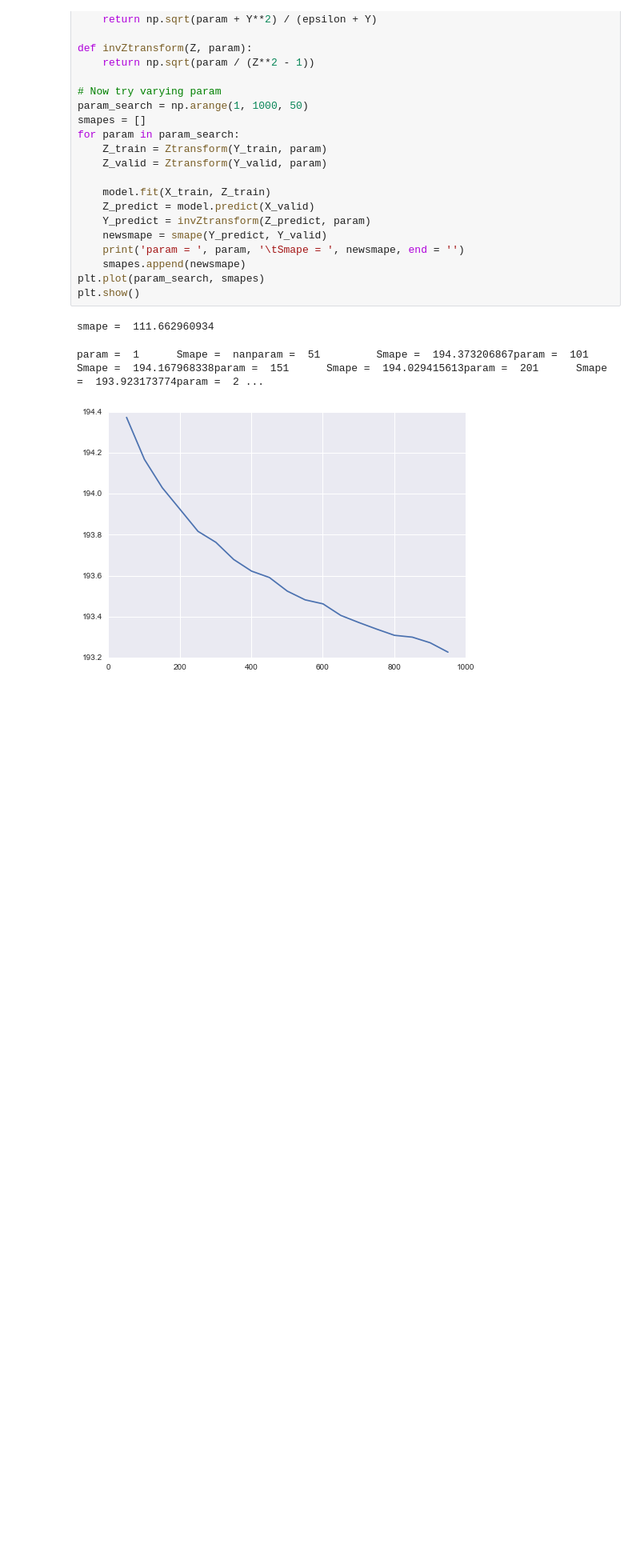
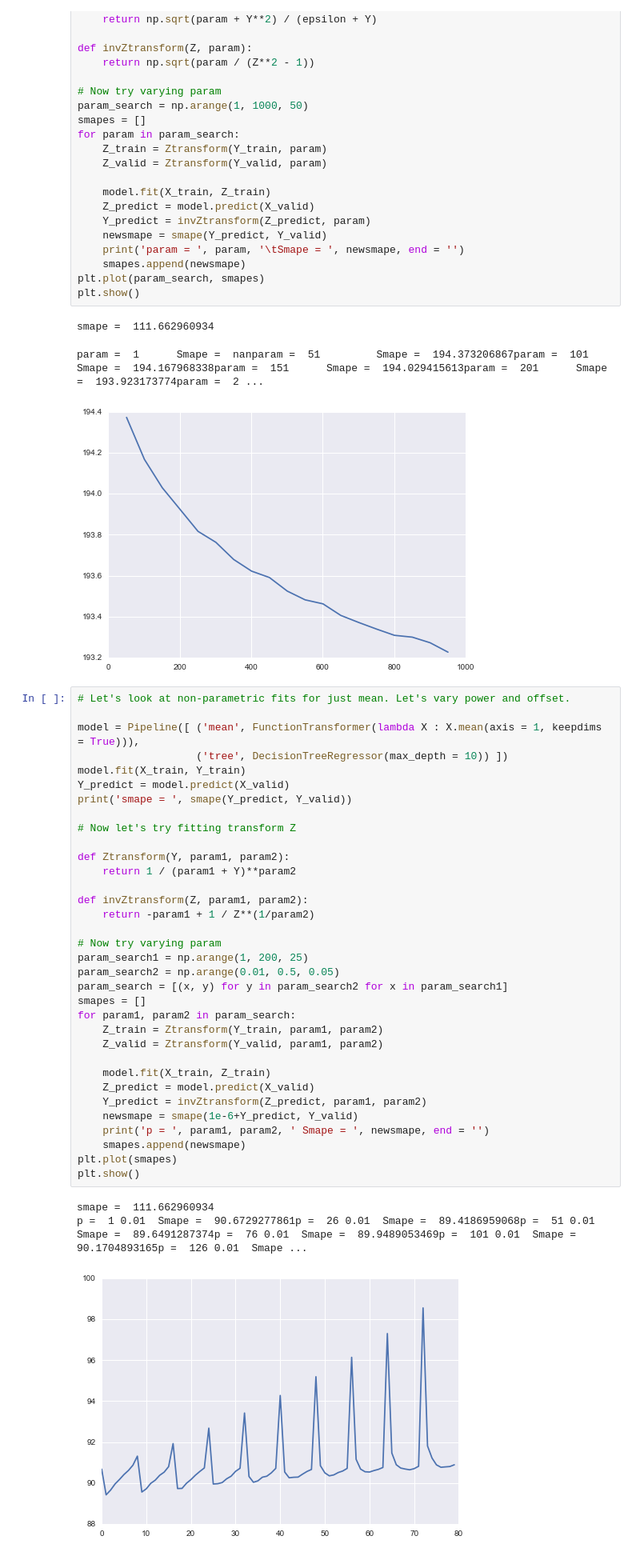
Before and after one commit to MatthewMcGonagle/KaggleWikiTraffic, a Jupyter notebook: BetterSmapeWL2.ipynb, the cells around one changed output. Shown: that part at 80% size. Drawn from its saved outputs; the diff is of its cells as text; blank space fills up the shorter version.

Commit message:
Added transform based on Cauchy Schwarz upper bound of terms in SMAPE.

```diff
--- a/BetterSmapeWL2.ipynb
+++ b/BetterSmapeWL2.ipynb
@@ -374,3 +374,41 @@ plt.show()
 smape =  111.662960934
 param =  1      Smape =  nanparam =  51         Smape =  194.373206867param =  101      Smape =  194.167968338param =  151      Smape =  194.029415613param =  201      Smape =  193.923173774param =  2 ...
 [figure]
+# %%
+# Let's look at non-parametric fits for just mean. Let's vary power and offset.
+
+model = Pipeline([ ('mean', FunctionTransformer(lambda X : X.mean(axis = 1, keepdims = True))),
+                   ('tree', DecisionTreeRegressor(max_depth = 10)) ])
+model.fit(X_train, Y_train)
+Y_predict = model.predict(X_valid)
+print('smape = ', smape(Y_predict, Y_valid))
+
+# Now let's try fitting transform Z
+
+def Ztransform(Y, param1, param2):
+    return 1 / (param1 + Y)**param2
+
+def invZtransform(Z, param1, param2):
+    return -param1 + 1 / Z**(1/param2)
+
+# Now try varying param
+param_search1 = np.arange(1, 200, 25)
+param_search2 = np.arange(0.01, 0.5, 0.05)
+param_search = [(x, y) for y in param_search2 for x in param_search1]
+smapes = []
+for param1, param2 in param_search:
+    Z_train = Ztransform(Y_train, param1, param2)
+    Z_valid = Ztransform(Y_valid, param1, param2)
+
+    model.fit(X_train, Z_train)
+    Z_predict = model.predict(X_valid)
+    Y_predict = invZtransform(Z_predict, param1, param2)
+    newsmape = smape(1e-6+Y_predict, Y_valid)
+    print('p = ', param1, param2, ' Smape = ', newsmape, end = '')
+    smapes.append(newsmape)
+plt.plot(smapes)
+plt.show()
+# %% [output]
+smape =  111.662960934
+p =  1 0.01  Smape =  90.6729277861p =  26 0.01  Smape =  89.4186959068p =  51 0.01  Smape =  89.6491287374p =  76 0.01  Smape =  89.9489053469p =  101 0.01  Smape =  90.1704893165p =  126 0.01  Smape ...
+[figure, added]
```
Also changed, not shown: parts of 3 cells of this notebook.
